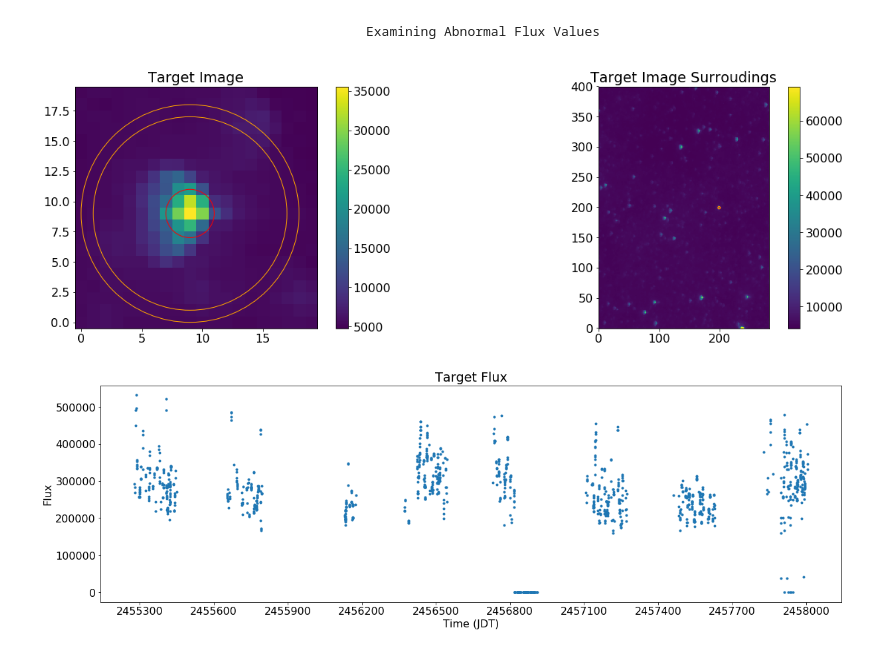
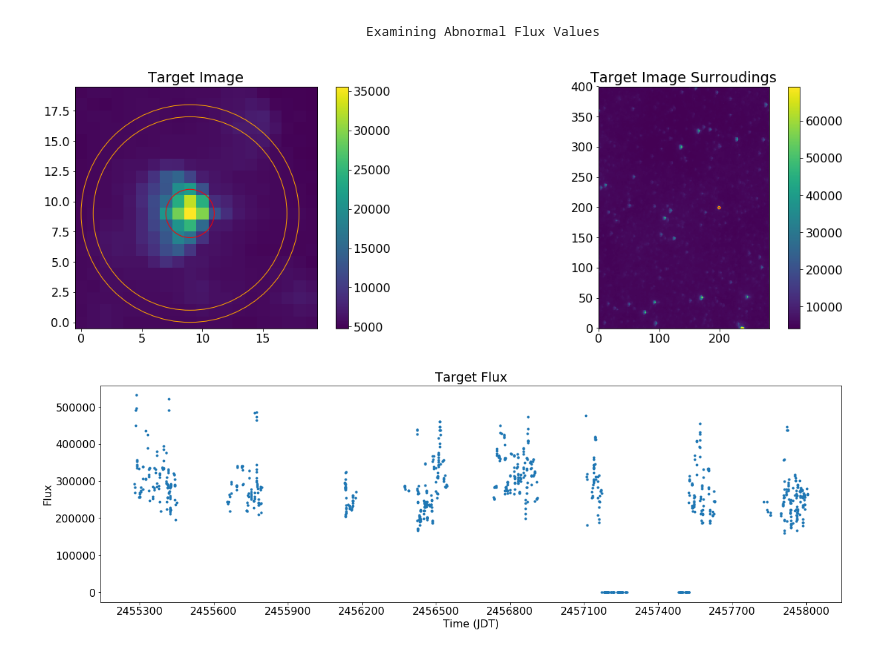
Before and after one commit to joshuapepper/kelt_halo, a Jupyter notebook: KELT Image Data Pipeline-FN Aql.ipynb, the cells around one changed output. Drawn from its saved outputs; the diff is of its cells as text; code cells hidden in the pictures.

Commit message:
Add files via upload
updated cutouts and comparison stars

```diff
--- a/KELT Image Data Pipeline-FN Aql.ipynb
+++ b/KELT Image Data Pipeline-FN Aql.ipynb
@@ -257,19 +278,21 @@ plt.show()
 # %% [markdown]
                                             Examining Abnormal Flux Values
 # %%
-surroundings_file_names = '/Users/chris/Documents/KELT/FN Aql-Surrounding Area Image Cutouts/Image_%04d.txt' # **specify path of file names for surrounding area image cutouts**
-all_surroundings_files = [surroundings_file_names % i for i in range(1,files+1)] # create file path names for all surrounding area cutouts
-surroundings_data = [np.loadtxt(all_surroundings_files[i], dtype='float') for i in range(0,files)]  # get data from surrounding area cutouts
+surroundings_file_names = '/Users/Olive/Desktop/kelt pipeline/FN Aql-Surrounding Area Image Cutouts/Image_%04d.txt' # **specify path of file names for surrounding area image cutouts**
+all_surroundings_files = [surroundings_file_names % i for i in range(1,file_count+1)] # create file path names for all surrounding area cutouts
+surroundings_data = [np.loadtxt(all_surroundings_files[i], dtype='float') for i in range(0,file_count)]  # get data from surrounding area cutouts
+
+#variables for this section
+img_file = 1 # **specify target file number to display target image**
+img_size = 20 # **specify pixel size of target image**
 # %%
 
-file = 1 # **specify target file number to display target image**
 
-size = 20 # **specify pixel size of target image**
-center = len(surroundings_data[file-1])/2 # calculate center location of target image
-target = surroundings_data[file-1][int(center-size/2):int(center+size/2),int(center-size/2):int(center+size/2)] # create array of target image data values for specified file
+center = len(surroundings_data[img_file-1])/2 # calculate center location of target image
+target = surroundings_data[img_file-1][int(center-img_size/2):int(center+img_size/2),int(center-img_size/2):int(center+img_size/2)] # create array of target image data values for specified file
 
-x_a = 9 # **specify x coordinate of target aperture center**
-y_a = 9 # **specify y coordinate of target aperture center**
+x_aperature = 9 # **specify x coordinate of target aperture center**
+y_aperature = 9 # **specify y coordinate of target aperture center**
 r = 2 # **specify radius of target aperture**
 
 x_b = 9 # **specify x coordinate of background annulus center**
@@ -277,7 +300,7 @@ y_b = 9 # **specify y coordinate of background annulus center**
 r_in = 8 # **specify inner radius of background annulus**
 r_out = 9 # **specify outer radius of background annulus**
 
-aperture = circle((x_a,y_a), r) # create circular aperture around target by specifying its center coordinates and radius
+aperture = circle((x_aperature,y_aperature), r) # create circular aperture around target by specifying its center coordinates and radius
 background = annulus((x_b,y_b), r_in, r_out) # create annulus for background flux by specifying its center coordinates, inner radius, and outer radius
 
 
@@ -294,12 +317,12 @@ aperture.plot(color='red')
 background.plot(color='orange')
 
 
-target_data = [surroundings_data[i][int(center-size/2):int(center+size/2),int(center-size/2):int(center+size/2)] for i in range(0,files)] # create array of target image data values for all files
-target_sum = [photometry(target_data[i], aperture, method = 'exact') for i in range(0,files)] # sum up exact amount of flux contained in the target aperture
-target_flux = np.array([target_sum[i]['aperture_sum'] for i in range (0,files)]) # get flux of target aperture without disregarding zero flux values
+target_data = [surroundings_data[i][int(center-img_size/2):int(center+img_size/2),int(center-size/2):int(center+size/2)] for i in range(0,file_count)] # create array of target image data values for all files
+target_sum = [photometry(target_data[i], aperture, method = 'exact') for i in range(0,file_count)] # sum up exact amount of flux contained in the target aperture
+target_flux = np.array([target_sum[i]['aperture_sum'] for i in range (0,file_count)]) # get flux of target aperture without disregarding zero flux values
 
-offset = (len(surroundings_data[file-1])-size)/2 # calculate difference between center coordinates of target image and surrounding area image
-aperture = circle((x_a+offset,y_a+offset), r) # place aperture on target star in surrounding area image
+offset = (len(surroundings_data[img_file-1])-size)/2 # calculate difference between center coordinates of target image and surrounding area image
+aperture = circle((x_aperature+offset,y_aperature+offset), r) # place aperture on target star in surrounding area image
 background = annulus((x_b+offset,y_b+offset), r_in, r_out) # place background annulus so that it is surrounding target star in surrounding area image
 
 
@@ -307,7 +330,7 @@ background = annulus((x_b+offset,y_b+offset), r_in, r_out) # place background an
 
 plt.subplot(122)
 plt.title('Target Image Surroudings')
-plt.imshow(surroundings_data[file-1], origin='lower')
+plt.imshow(surroundings_data[img_file-1], origin='lower')
 plt.colorbar()
 aperture.plot(color='red')
 aperture.plot(color='orange')
@@ -317,37 +340,37 @@ time = [open_files[i][1].header['JDT'] for i in range(0,len(target_flux))] # get
 
 
 # create light curve for target flux with zero flux values
 
 plt.title('Target Flux')
 plt.xlabel('Time (JDT)')
 plt.ylabel('Flux')
 plt.xticks(np.arange(round(min(time),-2), max(time)+1, round((max(time)+1-min(time))/10,-2)))
 plt.plot(time, target_flux, '.')
 plt.show()
 
 
-low_flux = 100000 # **specify lower limit for target flux values**
+low_flux = (sum(target_flux) / float(len(target_flux)))/10 # !!changed!! an order of magnitude less than target flux avg
 high_flux = np.inf # **specify upper limit for target flux values**
 
 
 # print flux values and corresponding file number for values that fall outside specified limits
 
 print("Low Flux Values")
 print("")
 print("File    Target Flux")
 for i in range(0,len(target_flux[target_flux < low_flux])):
-    print(np.add(np.where(target_flux < low_flux),1)[0][i], "      ", target_flux[target_flux < low_flux][i])
+    print(np.add(np.where(target_flux < low_flux),1)[0][i], "        ", target_flux[target_flux < low_flux][i])
 print("")
 print("")
 print("")
 print("High Flux Values")
 print("")
 print("File    Target Flux")
 for i in range(0,len(target_flux[target_flux > high_flux])):
-    print(np.add(np.where(target_flux > high_flux),1)[0][i], "      ", target_flux[target_flux > high_flux][i])
+    print(np.add(np.where(target_flux > high_flux),1)[0][i], "        ", target_flux[target_flux > high_flux][i])
 # %% [output]
 [figure]
-[figure, old version]
+[figure, new version]
 Low Flux Values
 
 File    Target Flux
```
Also changed, not shown: parts of 12 cells of this notebook.
